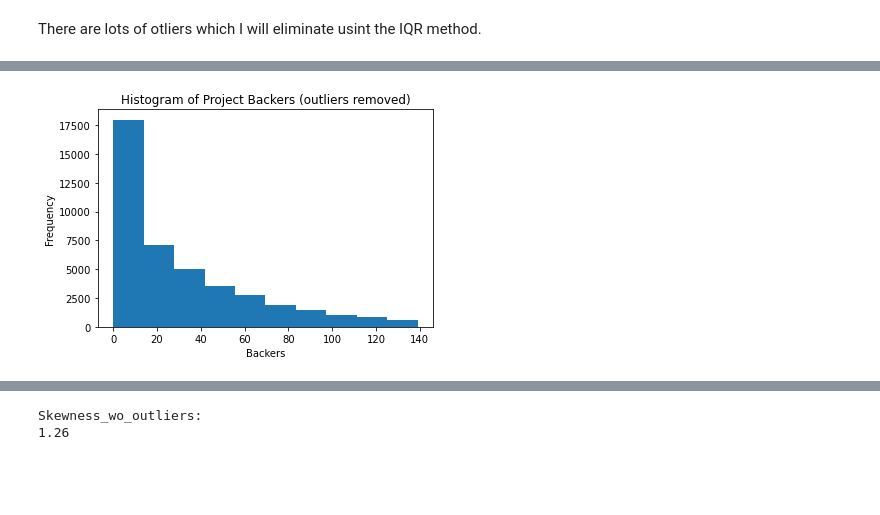
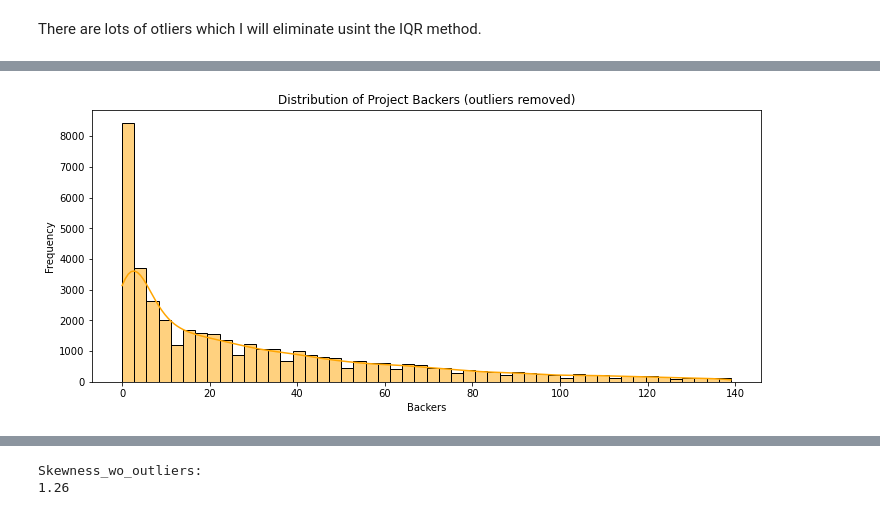
Before and after one commit to cristina-iacob/kickstarter_analysis, a Jupyter notebook: DSI_kickstarterscrape_dataset.ipynb, the cells around one changed output, grey strips where cells are left out. Saved outputs shown, nothing was run; the diff lists cells and outputs as text; code cells hidden in the pictures; blank space fills up the shorter version.

```diff
--- a/DSI_kickstarterscrape_dataset.ipynb
+++ b/DSI_kickstarterscrape_dataset.ipynb
@@ -226,11 +213,12 @@ plt.show()
 [figure]
 [interactive output not drawn]
 # %%
-plt.hist(df_no_outlier["backers"])
+plt.figure(figsize=(12, 5))
+sns.histplot(df_no_outlier["backers"], kde=True, bins=50, color="orange")
 plt.xlabel("Backers")
 plt.ylabel("Frequency")
-plt.title("Histogram of Project Backers (outliers removed)")
+plt.title("Distribution of Project Backers (outliers removed)")
 plt.show()
 # %% [output]
-[figure, old version]
+[figure, new version]
 [interactive output not drawn]
```
Also changed, not shown: parts of 15 cells of this notebook.
